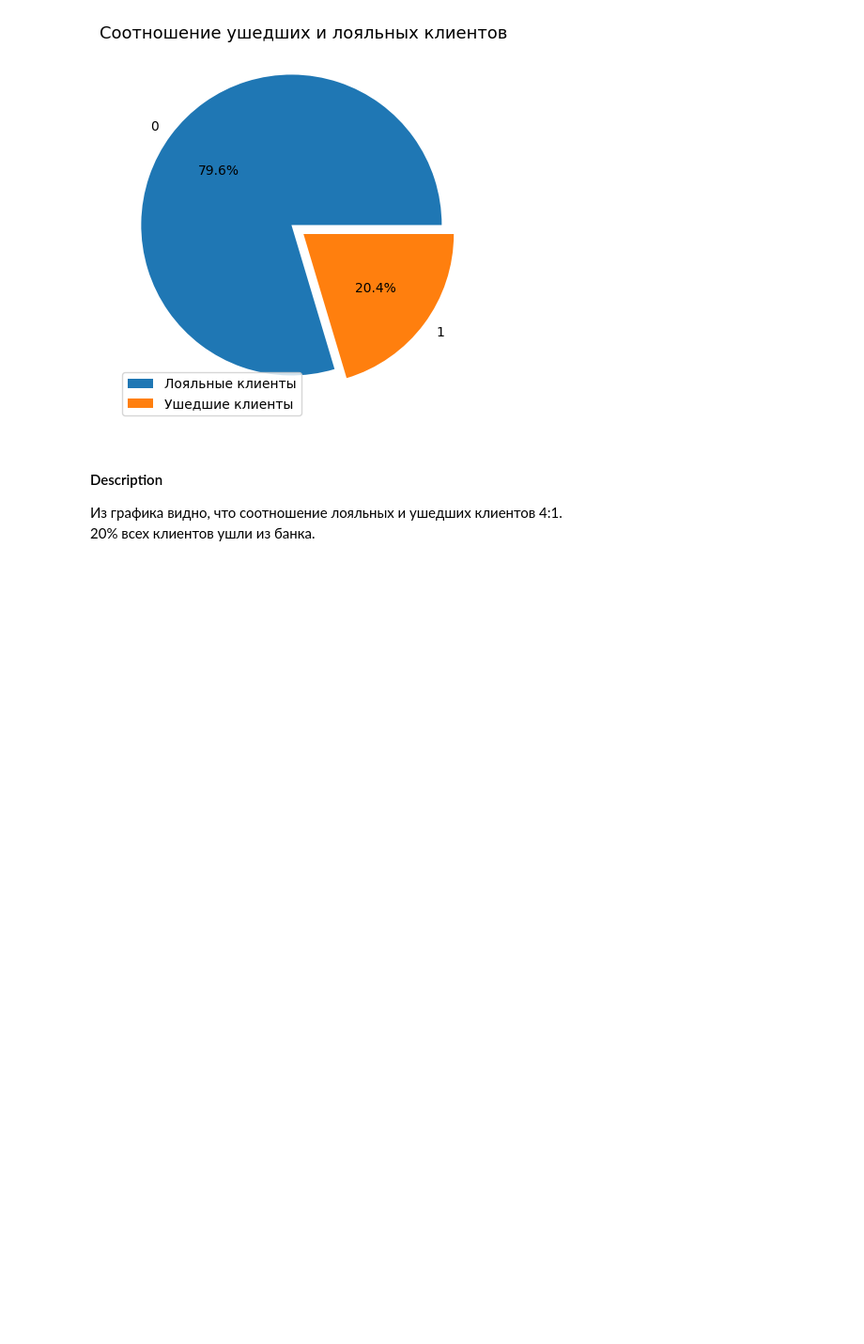
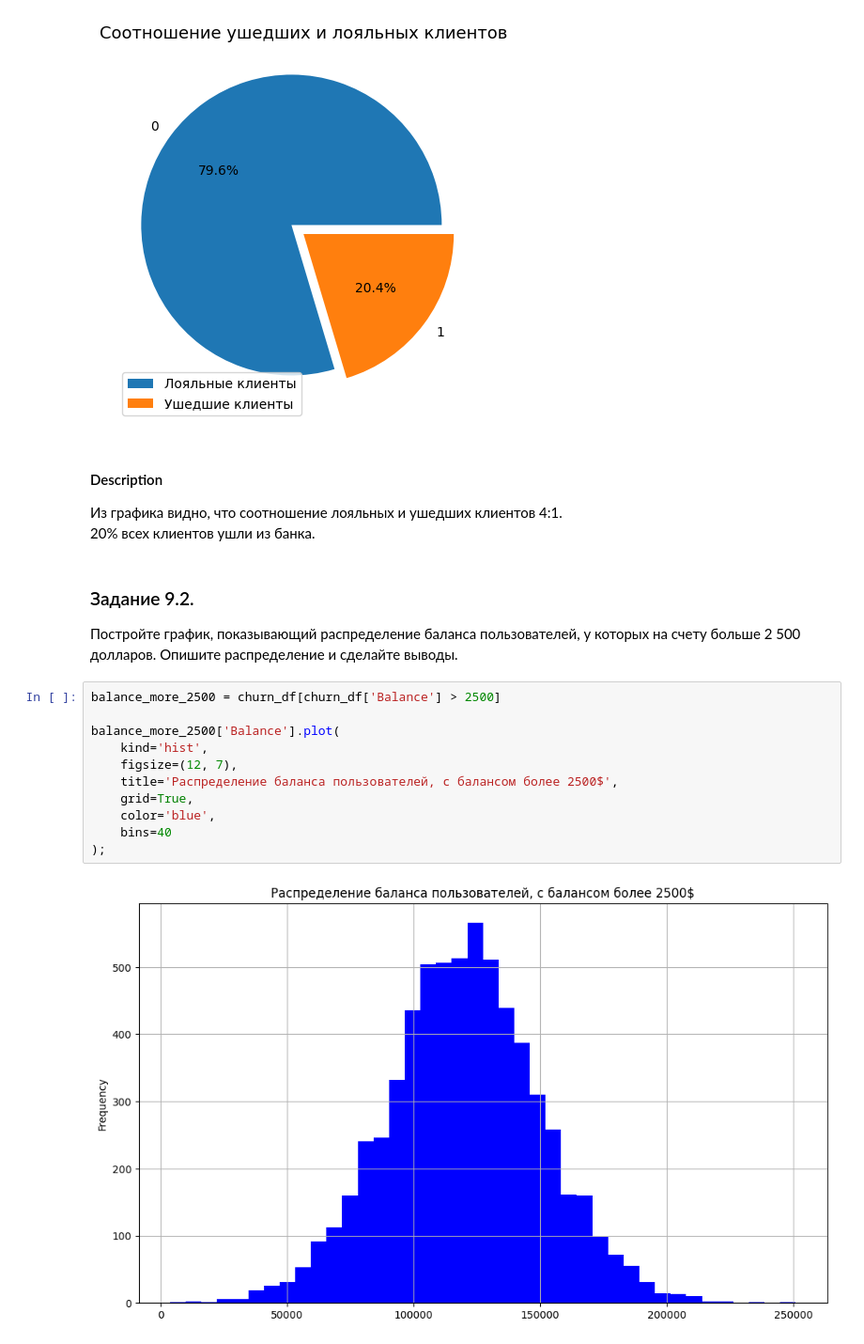
Before and after one commit to Ryba4koff/SkillFactore_DataScience, a Jupyter notebook: PYTHON-13. Визуализация данных/Закрепление знаний.ipynb, the cells around one changed output. Shown at 94% size. Saved outputs shown, nothing was run; the diff lists cells and outputs as text; blank space fills up the shorter version.

```diff
--- a/PYTHON-13. Визуализация данных/Закрепление знаний.ipynb
+++ b/PYTHON-13. Визуализация данных/Закрепление знаний.ipynb
@@ -52,3 +52,19 @@ axes.legend(['Лояльные клиенты', 'Ушедшие клиенты']
 #### Description
 Из графика видно, что соотношение лояльных и ушедших клиентов 4:1.
 20% всех клиентов ушли из банка.
+# %% [markdown]
+### Задание 9.2.
+Постройте график, показывающий распределение баланса пользователей, у которых на счету больше 2 500 долларов. Опишите распределение и сделайте выводы.
+# %%
+balance_more_2500 = churn_df[churn_df['Balance'] > 2500]
+
+balance_more_2500['Balance'].plot(
+    kind='hist',
+    figsize=(12, 7),
+    title='Распределение баланса пользователей, с балансом более 2500$',
+    grid=True,
+    color='blue',
+    bins=40
+);
+# %% [output]
+[figure, added]
```
